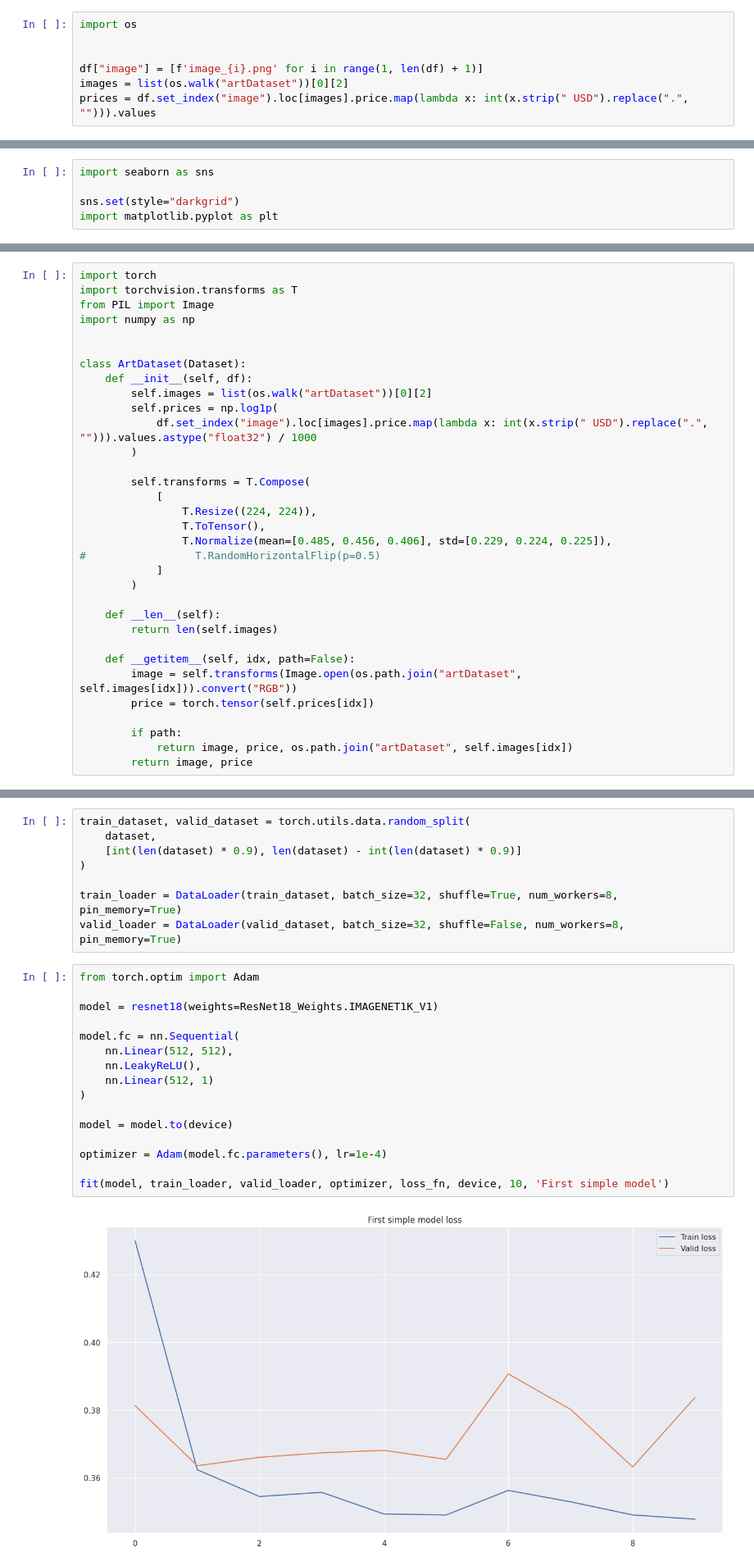
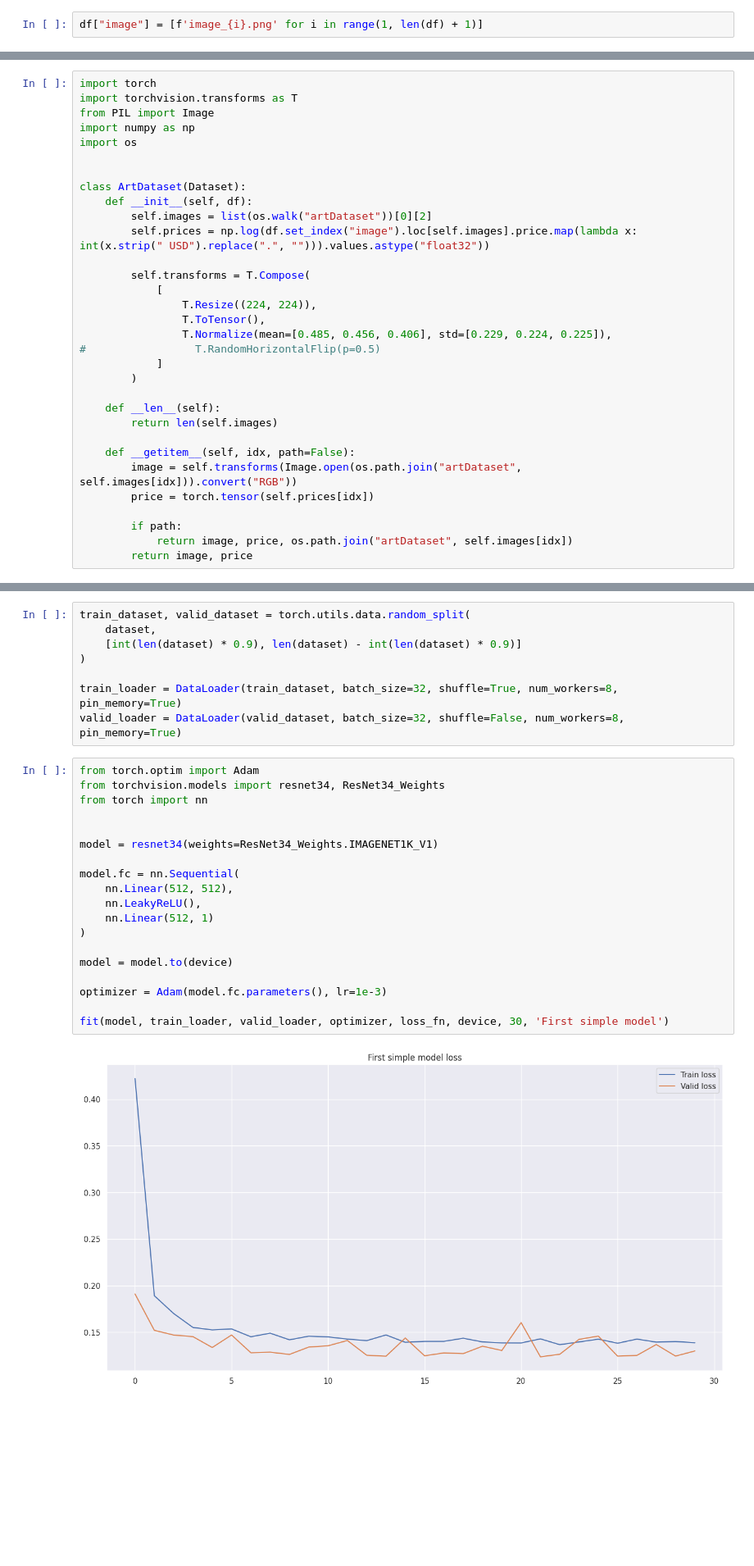
Before and after one commit to birshert/optical-monke-pon, a Jupyter notebook: Untitled.ipynb, the cells around one changed output, grey strips where cells are left out. Shown at 82% size. Saved outputs shown, nothing was run; the diff lists cells and outputs as text; blank space fills up the shorter version.

```diff
--- a/Untitled.ipynb
+++ b/Untitled.ipynb
@@ -23,7 +26,2 @@ df
 # %%
-import os
-
-
 df["image"] = [f'image_{i}.png' for i in range(1, len(df) + 1)]
-images = list(os.walk("artDataset"))[0][2]
-prices = df.set_index("image").loc[images].price.map(lambda x: int(x.strip(" USD").replace(".", ""))).values
@@ -70,5 +27,0 @@ array([  5995,    800,   4500,   3495,   2500,   1500,    700,  30000,
-# %%
-import seaborn as sns
-
-sns.set(style="darkgrid")
-import matplotlib.pyplot as plt
@@ -116,14 +32,13 @@ import torch
 import torchvision.transforms as T
 from PIL import Image
 import numpy as np
+import os
 
 
 class ArtDataset(Dataset):
     def __init__(self, df):
         self.images = list(os.walk("artDataset"))[0][2]
-        self.prices = np.log1p(
-            df.set_index("image").loc[images].price.map(lambda x: int(x.strip(" USD").replace(".", ""))).values.astype("float32") / 1000
-        )
+        self.prices = np.log(df.set_index("image").loc[self.images].price.map(lambda x: int(x.strip(" USD").replace(".", ""))).values.astype("float32"))
 
         self.transforms = T.Compose(
             [
@@ -287,20 +202,23 @@ train_loader = DataLoader(train_dataset, batch_size=32, shuffle=True, num_worker
 valid_loader = DataLoader(valid_dataset, batch_size=32, shuffle=False, num_workers=8, pin_memory=True)
 # %%
 from torch.optim import Adam
+from torchvision.models import resnet34, ResNet34_Weights
+from torch import nn
 
-model = resnet18(weights=ResNet18_Weights.IMAGENET1K_V1)
+
+model = resnet34(weights=ResNet34_Weights.IMAGENET1K_V1)
 
 model.fc = nn.Sequential(
     nn.Linear(512, 512),
     nn.LeakyReLU(),
     nn.Linear(512, 1)
 )
 
 model = model.to(device)
 
-optimizer = Adam(model.fc.parameters(), lr=1e-4)
+optimizer = Adam(model.fc.parameters(), lr=1e-3)
 
-fit(model, train_loader, valid_loader, optimizer, loss_fn, device, 10, 'First simple model')
+fit(model, train_loader, valid_loader, optimizer, loss_fn, device, 30, 'First simple model')
 # %% [output]
-[figure, old version]
+[figure, new version]
 # %%
```
Also changed, not shown: parts of 11 cells of this notebook, 4 other files.
